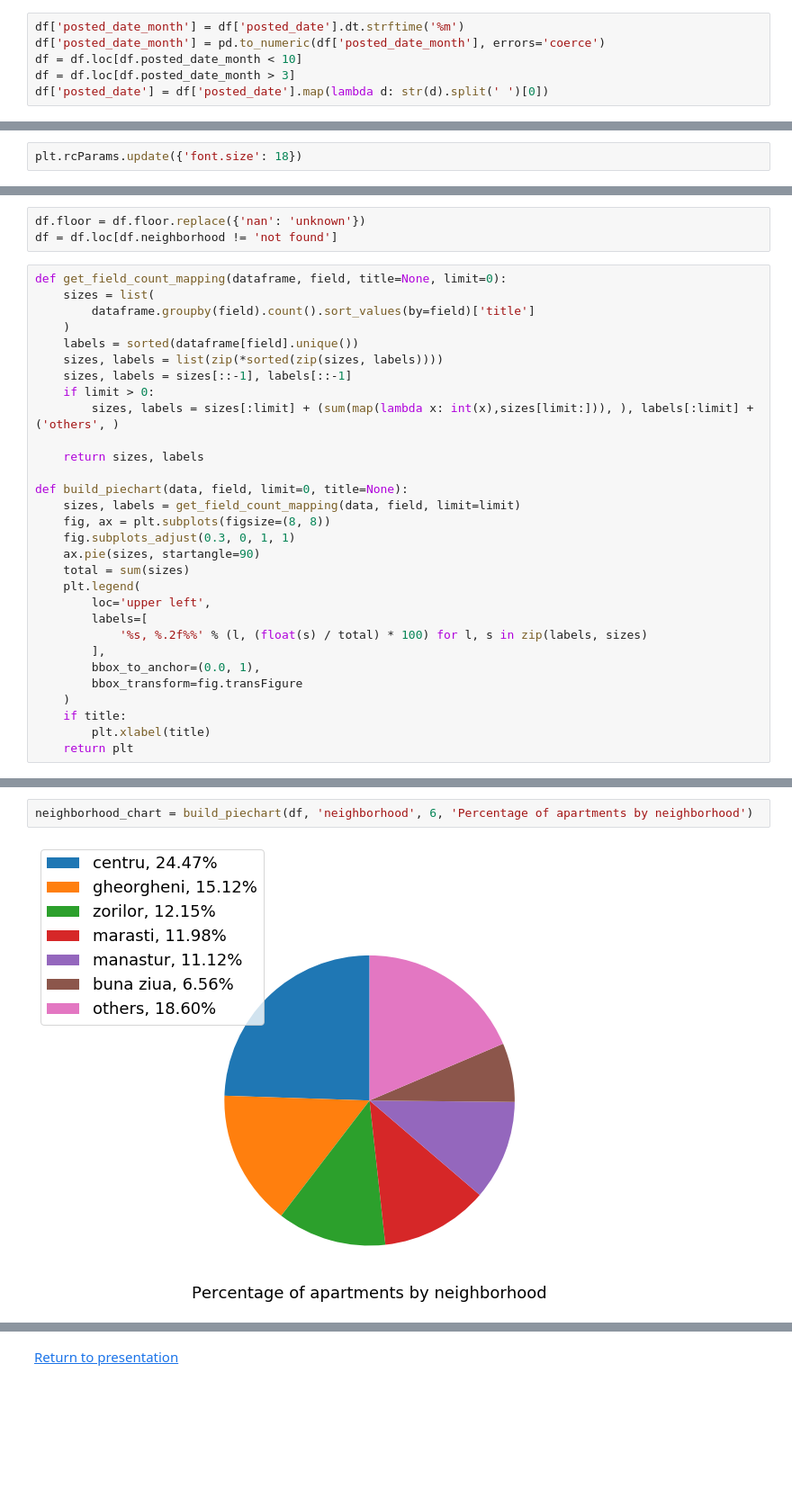
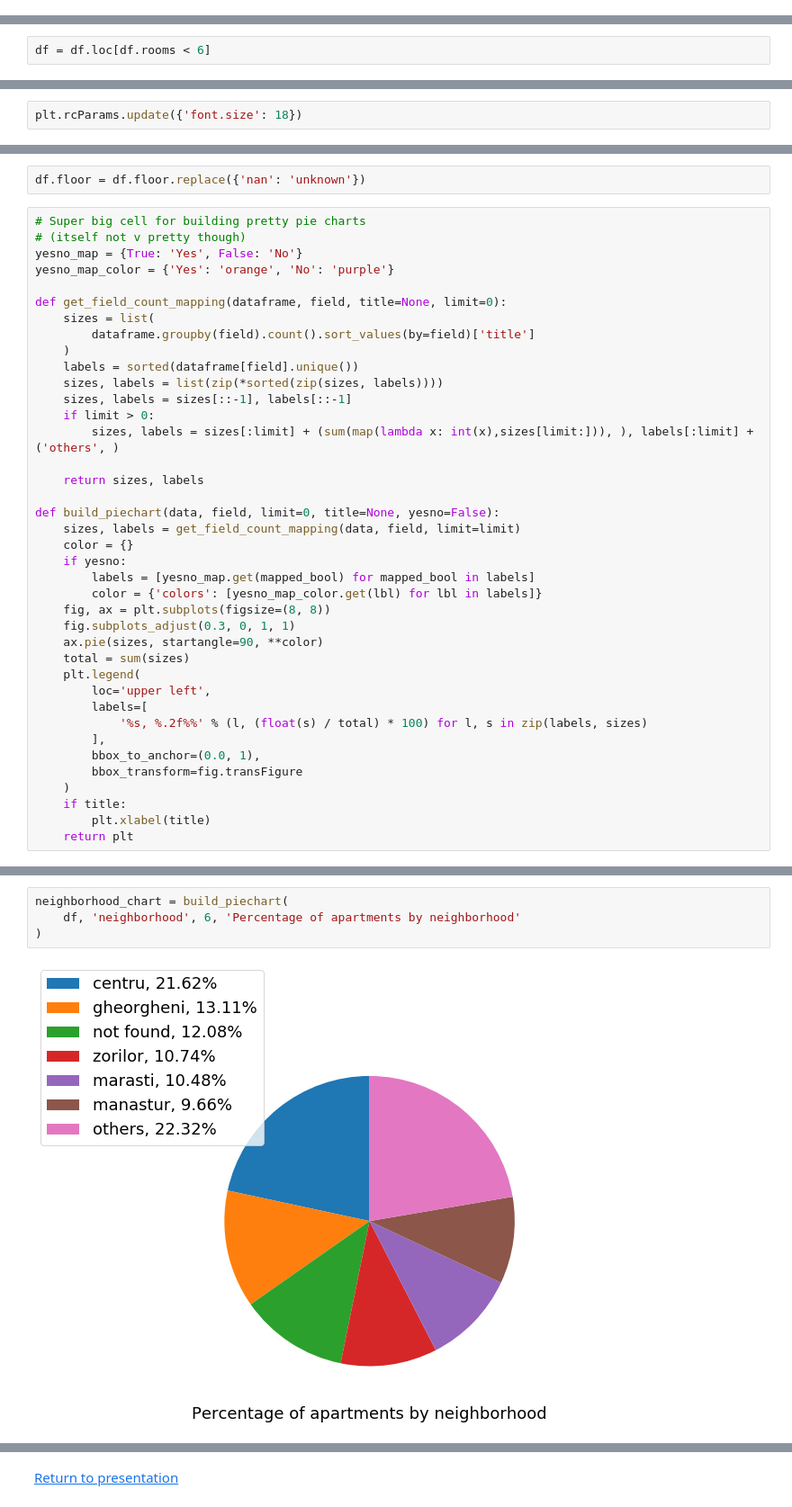
Before and after one commit to danielacraciun/scrape-real-estate-cluj-stats, a Jupyter notebook: index.ipynb, the cells around one changed output, grey strips where cells are left out. Shown at 90% size. Saved outputs shown, nothing was run; the diff lists cells and outputs as text; blank space fills up the shorter version.

```diff
--- a/index.ipynb
+++ b/index.ipynb
@@ -121,9 +136,3 @@ nulls_graph = sb.barplot(x=df_nulls.values, y=df_nulls.index)
-# %%
-df['posted_date_month'] = df['posted_date'].dt.strftime('%m')
-df['posted_date_month'] = pd.to_numeric(df['posted_date_month'], errors='coerce')
-df = df.loc[df.posted_date_month < 10]
-df = df.loc[df.posted_date_month > 3]
-df['posted_date'] = df['posted_date'].map(lambda d: str(d).split(' ')[0])
 # %%
 pd.DataFrame(df.groupby('source_offer').size(), columns=['count'])
 # %% [output]
@@ -263,6 +278,8 @@ df = df.loc[df.price_sqm < 25]
 linear_graph = sb.regplot(x="surface", y="rooms", data=df)
 # %% [output]
 [figure]
+# %%
+df = df.loc[df.rooms < 6]
 # %%
 # Exploring the linear relationship between price and rooms
 linear_graph = sb.regplot(x="rooms", y="price", data=df)
@@ -338,7 +351,11 @@ style.set_properties(**{'font-size':'16pt'})
 # %%
 df.floor = df.floor.replace({'nan': 'unknown'})
-df = df.loc[df.neighborhood != 'not found']
 # %%
+# Super big cell for building pretty pie charts
+# (itself not v pretty though)
+yesno_map = {True: 'Yes', False: 'No'}
+yesno_map_color = {'Yes': 'orange', 'No': 'purple'}
+
 def get_field_count_mapping(dataframe, field, title=None, limit=0):
     sizes = list(
         dataframe.groupby(field).count().sort_values(by=field)['title']
@@ -351,11 +368,15 @@ def get_field_count_mapping(dataframe, field, title=None, limit=0):
 
     return sizes, labels
 
-def build_piechart(data, field, limit=0, title=None):
+def build_piechart(data, field, limit=0, title=None, yesno=False):
     sizes, labels = get_field_count_mapping(data, field, limit=limit)
+    color = {}
+    if yesno:
+        labels = [yesno_map.get(mapped_bool) for mapped_bool in labels]
+        color = {'colors': [yesno_map_color.get(lbl) for lbl in labels]}
     fig, ax = plt.subplots(figsize=(8, 8))
     fig.subplots_adjust(0.3, 0, 1, 1)
-    ax.pie(sizes, startangle=90)
+    ax.pie(sizes, startangle=90, **color)
     total = sum(sizes)
     plt.legend(
         loc='upper left',
@@ -376,5 +397,7 @@ chart = df_partial.plot.pie(figsize=(8, 8))
 # %%
-neighborhood_chart = build_piechart(df, 'neighborhood', 6, 'Percentage of apartments by neighborhood')
+neighborhood_chart = build_piechart(
+    df, 'neighborhood', 6, 'Percentage of apartments by neighborhood'
+)
 # %% [output]
-[figure, old version]
+[figure, new version]
 # %%
```
Also changed, not shown: parts of 46 cells of this notebook, 1 other file.
